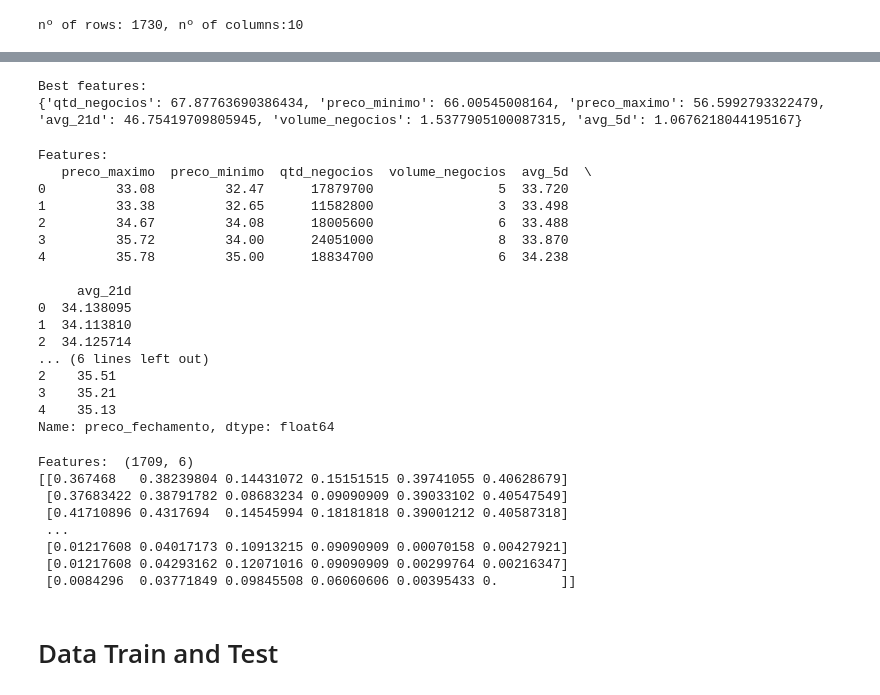
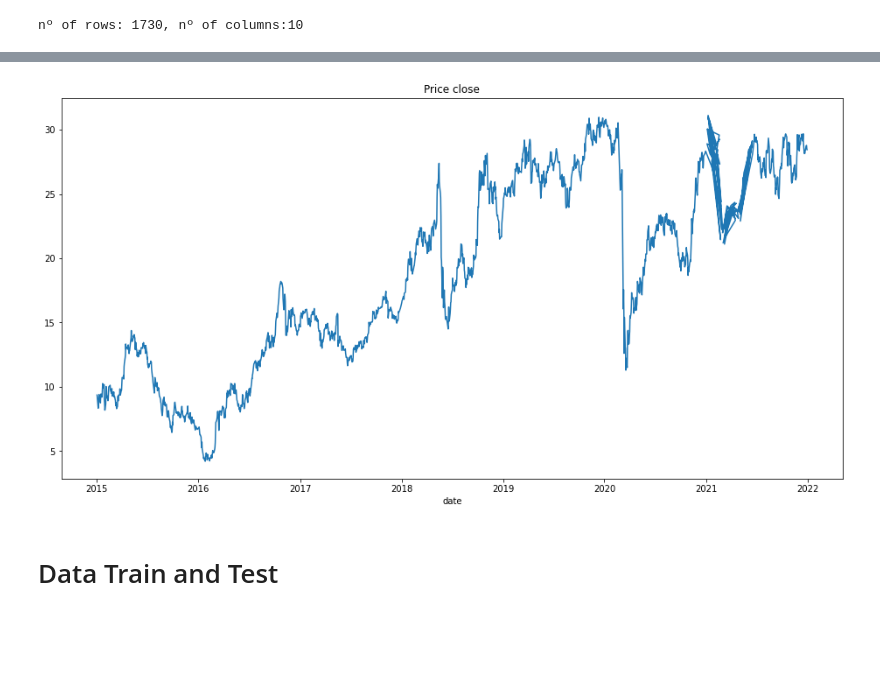
Before and after one commit to BrunoGeraldine/B3_predict_share_bmg, a Jupyter notebook: notebook/c04_b3_prediction_with_Keras_Tensorflow.ipynb, the cells around one changed output, grey strips where cells are left out. Drawn from its saved outputs; the diff is of its cells as text; code cells hidden in the pictures; blank space fills up the shorter version.

```diff
--- a/notebook/c04_b3_prediction_with_Keras_Tensorflow.ipynb
+++ b/notebook/c04_b3_prediction_with_Keras_Tensorflow.ipynb
@@ -143,22 +114,0 @@ display(feature.head())
-# %%
-#Escolhendo as melhores features com Kbest
-#https://scikit-learn.org/stable/modules/generated/sklearn.feature_selection.SelectKBest.html
-
-features_list = ('preco_abertura', 'preco_maximo',
-                 'preco_minimo', 'qtd_negocios',
-                 'volume_negocios', 'avg_5d', 'avg_21d')
-
-k_best_features = SelectKBest(k='all')
-k_best_features.fit_transform(feature, target)
-k_best_features_scores = k_best_features.scores_
-raw_pairs = zip(features_list[1:], k_best_features_scores)
-ordered_pairs = list(reversed(sorted(raw_pairs, key=lambda x: x[1])))
-
-k_best_features_final = dict(ordered_pairs[:15])
-best_features = k_best_features_final.keys()
-print ('')
-print ("Best features:")
-print (k_best_features_final)
-# %% [output]
-Best features:
-{'qtd_negocios': 67.87763690386434, 'preco_minimo': 66.00545008164, 'preco_maximo': 56.5992793322479, 'avg_21d': 46.75419709805945, 'volume_negocios': 1.5377905100087315, 'avg_5d': 1.0676218044195167}
@@ -168,44 +115,13 @@ features = feature.drop(['preco_abertura'], axis=1)
-# %%
-print('Features:')
-print(features.head(5))
-
-print('===============')
-
-print('Target:')
-print(target.head(5))
-# %% [output]
-Features:
-   preco_maximo  preco_minimo  qtd_negocios  volume_negocios  avg_5d  \
-0         33.08         32.47      17879700                5  33.720
-1         33.38         32.65      11582800                3  33.498
-2         34.67         34.08      18005600                6  33.488
-3         35.72         34.00      24051000                8  33.870
-4         35.78         35.00      18834700                6  34.238
-
-     avg_21d
-0  34.138095
-1  34.113810
-2  34.125714
-... (6 lines left out)
-2    35.51
-3    35.21
-4    35.13
-Name: preco_fechamento, dtype: float64
-# %%
-# Reescale to features
-scaler = MinMaxScaler().fit(features)
-features_scale = scaler.transform(features)
-
-print('Features: ', features_scale.shape)
-print(features_scale)
-# %% [output]
-Features:  (1709, 6)
-[[0.367468   0.38239804 0.14431072 0.15151515 0.39741055 0.40628679]
- [0.37683422 0.38791782 0.08683234 0.09090909 0.39033102 0.40547549]
- [0.41710896 0.4317694  0.14545994 0.18181818 0.39001212 0.40587318]
- ...
- [0.01217608 0.04017173 0.10913215 0.09090909 0.00070158 0.00427921]
- [0.01217608 0.04293162 0.12071016 0.09090909 0.00299764 0.00216347]
- [0.0084296  0.03771849 0.09845508 0.06060606 0.00395433 0.        ]]
+# %%
+# drop column 'data_pregao'
+df_petro_cls.drop(['data_pregao'], axis=1, inplace=True)
+# %%
+# Plot the dataframe
+plt.figure(figsize=(16,8))
+plt.title('Price close')
+plt.plot(df_petro_cls['preco_fechamento'])
+plt.xlabel('date');
+# %% [output]
+[figure, added]
 # %% [markdown]
 # Data Train and Test
```
Also changed, not shown: parts of 61 cells of this notebook.
